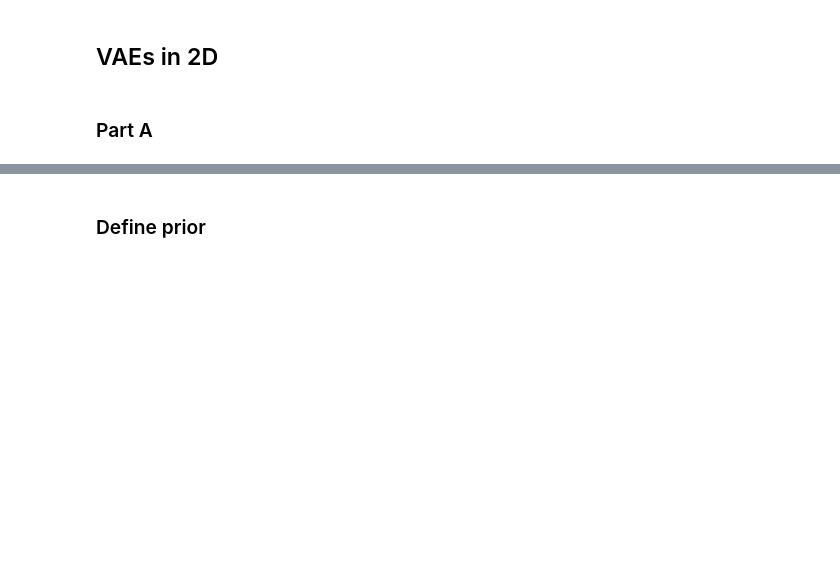
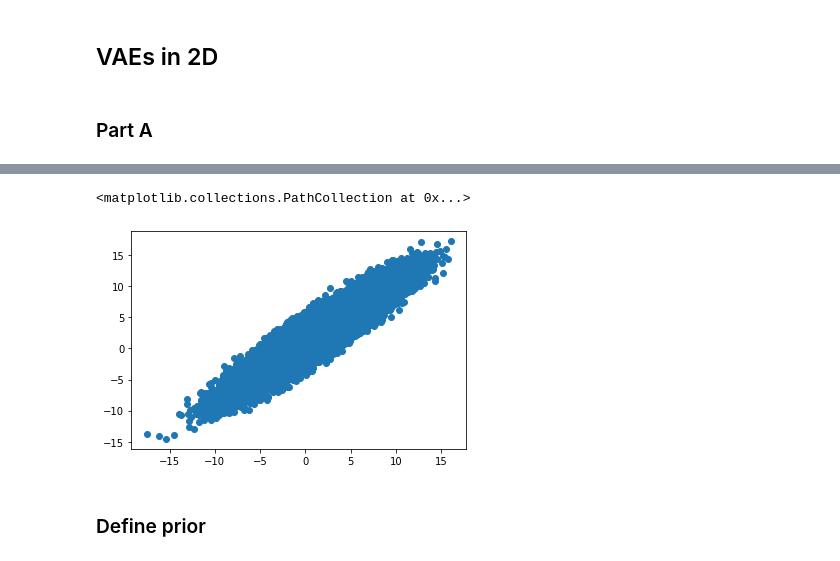
Before and after one commit to vermouth1992/CS294-158-homework, a Jupyter notebook: hw3/vae.ipynb, the cells around one changed output, grey strips where cells are left out. Cells and saved outputs as stored; diff of their text form; code cells hidden in the pictures; blank space fills up the shorter version.

```diff
--- a/hw3/vae.ipynb
+++ b/hw3/vae.ipynb
@@ -39,3 +49,9 @@ data_2_loader = create_data_loader((data_2,))
+# %%
+# visualize data distribution
+plt.scatter(data_2[:, 0], data_2[:, 1])
+# %% [output]
+<matplotlib.collections.PathCollection at 0x...>
+[figure, added]
 # %% [markdown]
 ### Define prior
 # %%
```
Also changed, not shown: parts of 28 cells of this notebook.
